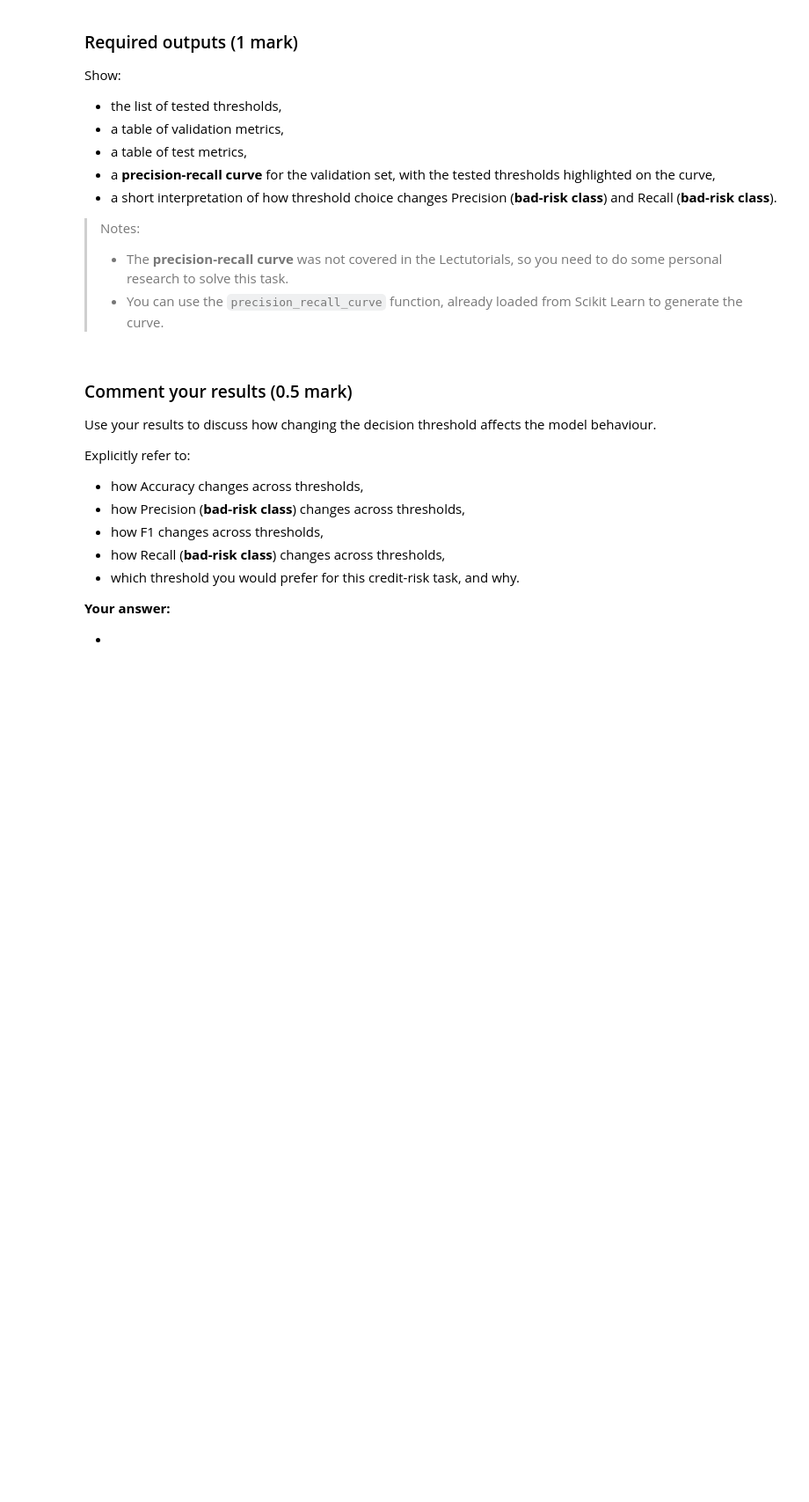
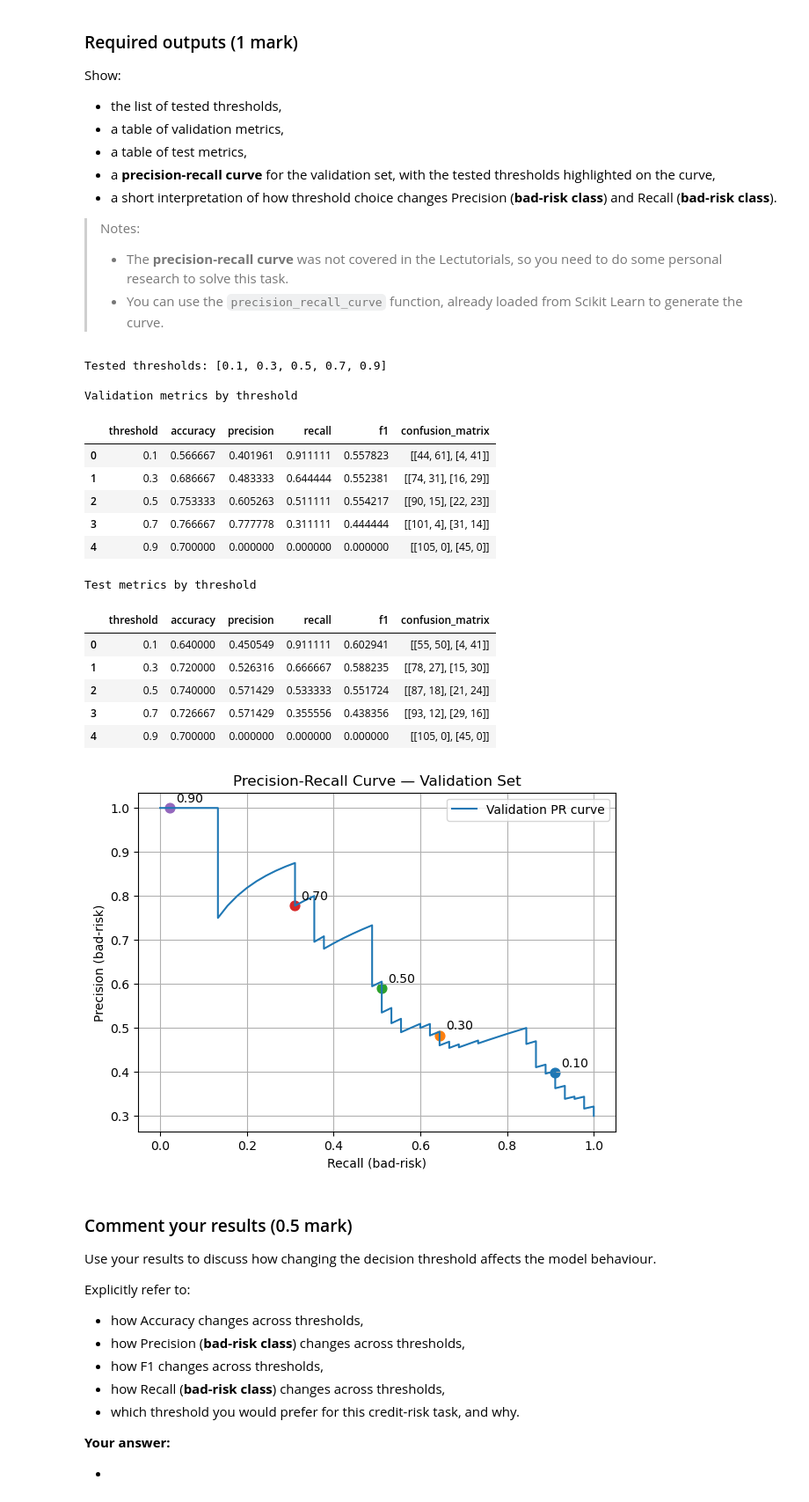
Before and after one commit to KeanuDecleene/714-coding-assignments, a Jupyter notebook: kdec819_COMPSCI714_assignment_1_notebook.ipynb, the cells around one changed output. Shown at 88% size. Saved outputs shown, nothing was run; the diff lists cells and outputs as text; code cells hidden in the pictures; blank space fills up the shorter version.

```diff
--- a/kdec819_COMPSCI714_assignment_1_notebook.ipynb
+++ b/kdec819_COMPSCI714_assignment_1_notebook.ipynb
@@ -829,26 +827,81 @@ Show:
 # %%
 
 # TODO: Evaluate the trained Part 1 model with several decision thresholds and compare the results
-thresholds = []
+thresholds = [0.1, 0.3, 0.5, 0.7, 0.9]
 
 def evaluate_binary_metrics_at_threshold(model, loader, threshold, positive_class_label=1):
     _, preds, targets = predict_binary(model, loader, threshold=threshold)
     acc = accuracy_score(targets, preds)
     precision = precision_score(targets, preds, pos_label=positive_class_label, zero_division=0)
     f1 = f1_score(targets, preds, zero_division=0)
     cm = confusion_matrix(targets, preds)
     recall = recall_score(targets, preds, pos_label=positive_class_label, zero_division=0)
     return {
         "threshold": threshold,
         "accuracy": acc,
         "precision": precision,
         "recall": recall,
         "f1": f1,
         "confusion_matrix": cm,
     }
 
-valid_threshold_results = None
-test_threshold_results = None
+valid_threshold_results = pd.DataFrame([evaluate_binary_metrics_at_threshold(model, valid_loader_strat, threshold, 1) for threshold in thresholds])
+test_threshold_results = pd.DataFrame([evaluate_binary_metrics_at_threshold(model, test_loader_strat, threshold,1) for threshold in thresholds])
+
+valid_threshold_results = valid_threshold_results[
+    ["threshold", "accuracy", "precision", "recall", "f1", "confusion_matrix"]
+]
+
+test_threshold_results = test_threshold_results[
+    ["threshold", "accuracy", "precision", "recall", "f1", "confusion_matrix"]
+]
+
+print("thresholds used:", thresholds)
+
+print("\nvalidation metrics by threshold")
+display(valid_threshold_results)
+
+print("\ntest metrics by threshold")
+display(test_threshold_results)
+
+
+
+valid_probs, _, valid_targets = predict_binary(model, valid_loader_strat, threshold=0.5)
+
+precisions, recalls, pr_thresholds = precision_recall_curve(valid_targets, valid_probs, pos_label=1)
+
+plt.figure(figsize=(7, 5))
+plt.plot(recalls, precisions, label="Validation PR curve")
+
+for t in thresholds:
+    idx = np.argmin(np.abs(pr_thresholds - t))
+    plt.scatter(recalls[idx], precisions[idx], s=60)
+    plt.annotate(f"{t:.2f}", (recalls[idx], precisions[idx]), textcoords="offset points", xytext=(5, 5))
+
+plt.xlabel("Recall (bad-risk)")
+plt.ylabel("Precision (bad-risk)")
+plt.title("Precision-Recall Curve - Validation Set")
+plt.legend()
+plt.grid(True)
+plt.show()
+# %% [output]
+Tested thresholds: [0.1, 0.3, 0.5, 0.7, 0.9]
+
+Validation metrics by threshold
+|  | threshold | accuracy | precision | recall | f1 | confusion_matrix |
+| 0 | 0.1 | 0.566667 | 0.401961 | 0.911111 | 0.557823 | [[44, 61], [4, 41]] |
+| 1 | 0.3 | 0.686667 | 0.483333 | 0.644444 | 0.552381 | [[74, 31], [16, 29]] |
+| 2 | 0.5 | 0.753333 | 0.605263 | 0.511111 | 0.554217 | [[90, 15], [22, 23]] |
+| 3 | 0.7 | 0.766667 | 0.777778 | 0.311111 | 0.444444 | [[101, 4], [31, 14]] |
+| 4 | 0.9 | 0.700000 | 0.000000 | 0.000000 | 0.000000 | [[105, 0], [45, 0]] |
+Test metrics by threshold
+|  | threshold | accuracy | precision | recall | f1 | confusion_matrix |
+| 0 | 0.1 | 0.640000 | 0.450549 | 0.911111 | 0.602941 | [[55, 50], [4, 41]] |
+| 1 | 0.3 | 0.720000 | 0.526316 | 0.666667 | 0.588235 | [[78, 27], [15, 30]] |
+| 2 | 0.5 | 0.740000 | 0.571429 | 0.533333 | 0.551724 | [[87, 18], [21, 24]] |
+| 3 | 0.7 | 0.726667 | 0.571429 | 0.355556 | 0.438356 | [[93, 12], [29, 16]] |
+| 4 | 0.9 | 0.700000 | 0.000000 | 0.000000 | 0.000000 | [[105, 0], [45, 0]] |
+[figure, added]
 # %% [markdown]
 
 ### Comment your results (0.5 mark)
```
Also changed, not shown: parts of 6 cells of this notebook.
